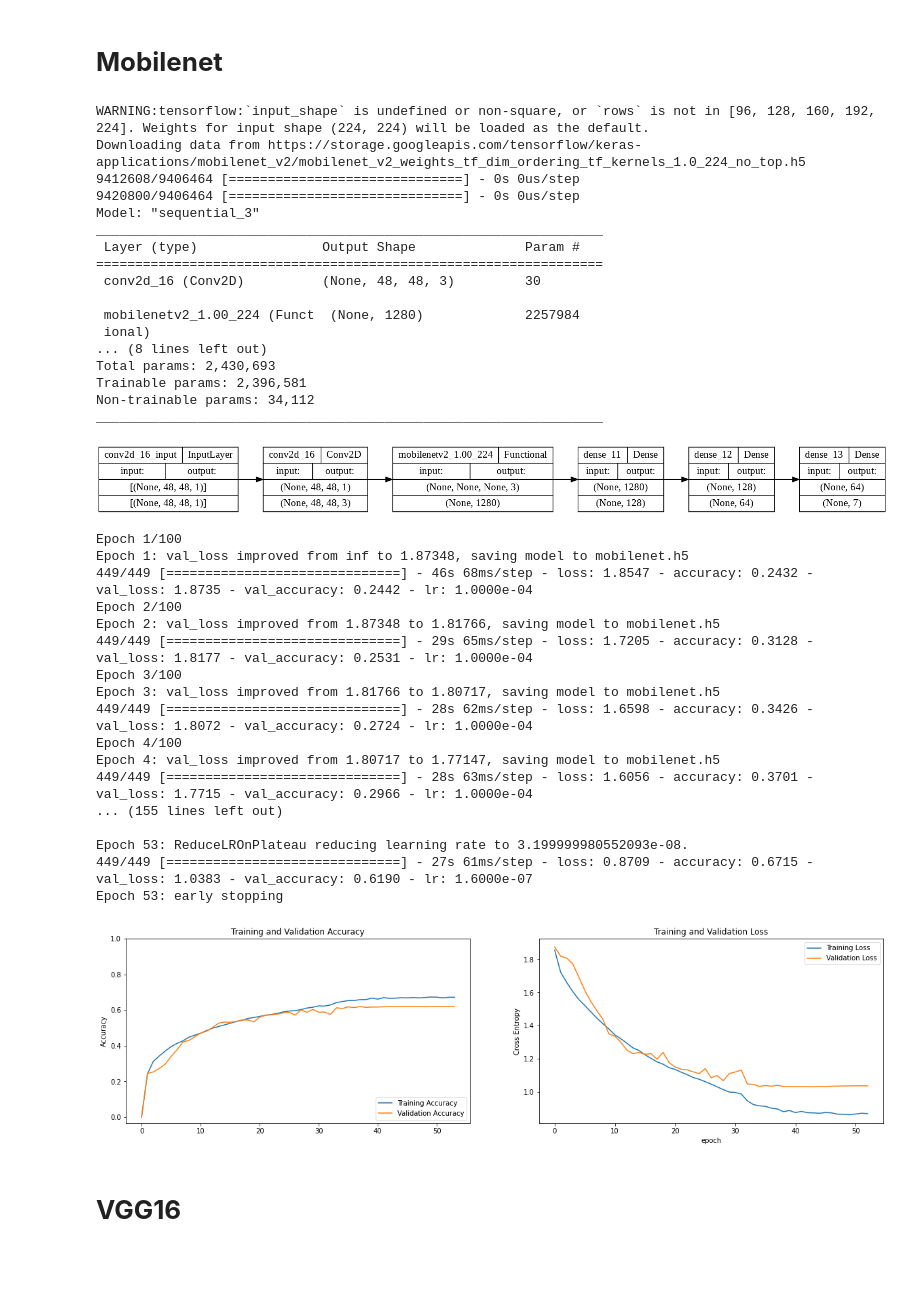
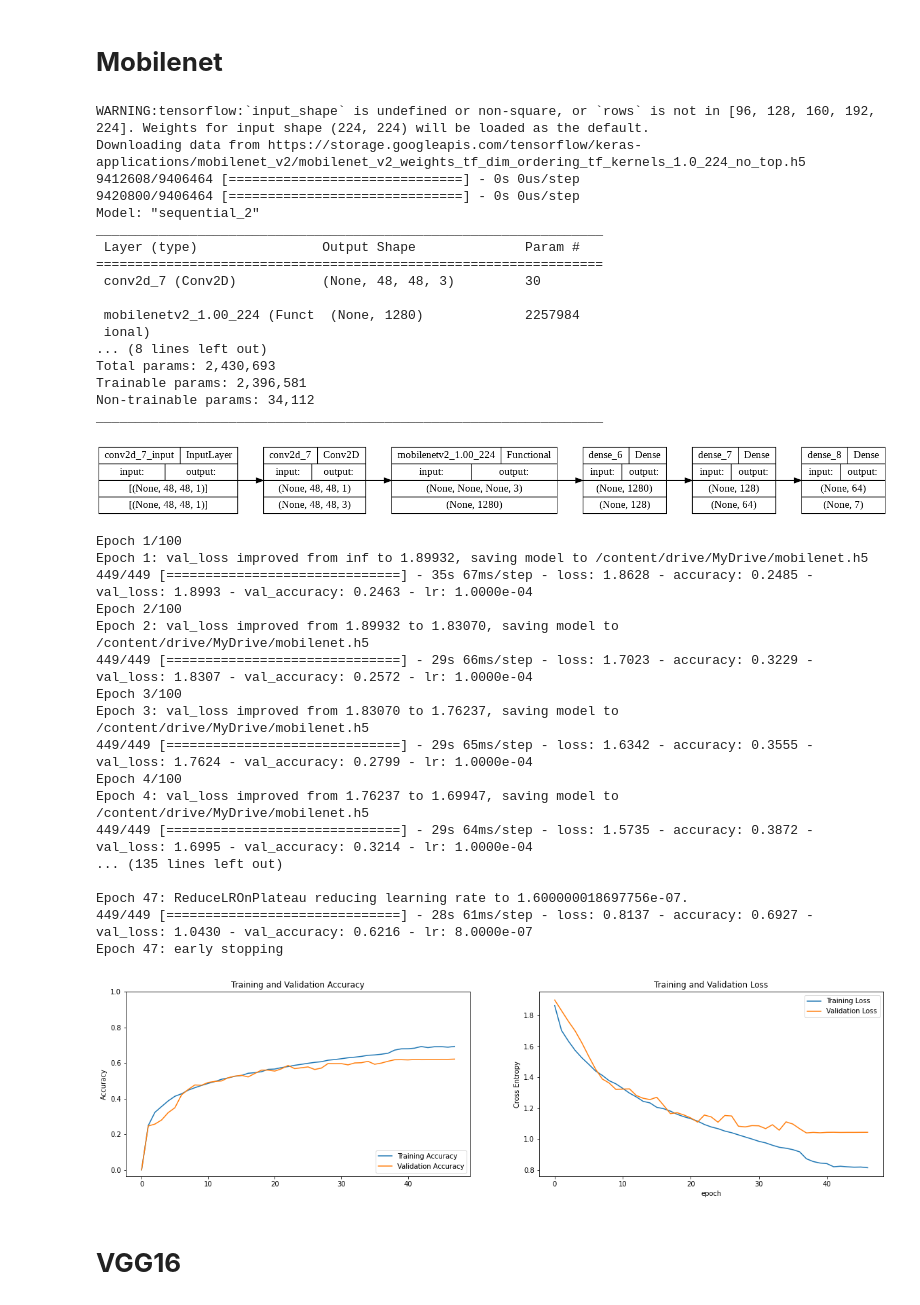
Before and after one commit to s-kp/CapstoneProject-FaceEmotionRecognition, a Jupyter notebook: FER_Notebook.ipynb, the cells around one changed output. Drawn from its saved outputs; the diff is of its cells as text; code cells hidden in the pictures; blank space fills up the shorter version.

```diff
--- a/FER_Notebook.ipynb
+++ b/FER_Notebook.ipynb
@@ -123,7 +132,7 @@ def callback_list(name, esp=9, lrp=3):
         the list of callbacks
     '''
     # Callback to save the Keras model or model weights at some frequency.
-    checkpoint = ModelCheckpoint(f"{name}.h5", monitor='val_loss', mode='min', save_best_only=True, verbose=1)
+    checkpoint = ModelCheckpoint(f"/content/drive/MyDrive/{name}.h5", monitor='val_loss', mode='min', save_best_only=True, verbose=1)
     # Stop training when a monitored metric has stopped improving.
     earlystop = EarlyStopping(monitor='val_loss', min_delta=0, patience=esp, verbose=1, restore_best_weights=True)
     # Reduce learning rate when a metric has stopped improving.
@@ -137,11 +146,9 @@ def callback_list(name, esp=9, lrp=3):
 def plots(history):
     ''' Defining a function to Plot the accuracy and loss
     Arguments:
-        name -- name of the model
-        esp -- early stopping patience
-        lrp -- reduce learning rate patience
+        model.history
     Returns:
-        the list of callbacks
+        plots of accuracy and loss for train and validation data
     '''
     acc = [0.] + history.history['accuracy']
     val_acc = [0.] + history.history['val_accuracy']
@@ -331,7 +339,7 @@ mobilenet = Sequential([# Adding a conv layer to get outputs with 3 channels to
                         Dense(7, activation='softmax')])
 
 # Compiling the model
-mobilenet.compile(loss='categorical_crossentropy', optimizer=opt, metrics=['accuracy'])
+mobilenet.compile(loss='categorical_crossentropy', optimizer=Adam(learning_rate=0.0001, decay=1e-6), metrics=['accuracy'])
 
 # checking summary
 mobilenet.summary()
@@ -340,11 +348,11 @@ WARNING:tensorflow:`input_shape` is undefined or non-square, or `rows` is not in
 Downloading data from https://storage.googleapis.com/tensorflow/keras-applications/mobilenet_v2/mobilenet_v2_weights_tf_dim_ordering_tf_kernels_1.0_224_no_top.h5
 9412608/9406464 [==============================] - 0s 0us/step
 9420800/9406464 [==============================] - 0s 0us/step
-Model: "sequential_3"
+Model: "sequential_2"
 _________________________________________________________________
  Layer (type)                Output Shape              Param #
 =================================================================
- conv2d_16 (Conv2D)          (None, 48, 48, 3)         30
+ conv2d_7 (Conv2D)           (None, 48, 48, 3)         30
 
  mobilenetv2_1.00_224 (Funct  (None, 1280)             2257984
  ional)
@@ -357,33 +365,33 @@ _________________________________________________________________
 # Plot model graph
 plot_model(mobilenet, show_shapes=True, to_file='mobilenet.png', rankdir='LR')
 # %% [output]
-[figure, old version]
+[figure, new version]
 # %%
 # Fitting the model
-history = mobilenet.fit(train_data, validation_data=validation, epochs=100, callbacks=callback_list('mobilenet'))
+mobilenet_history = mobilenet.fit(train_data, validation_data=validation, epochs=100, callbacks=callback_list('mobilenet'))
 # %% [output]
 Epoch 1/100
-Epoch 1: val_loss improved from inf to 1.87348, saving model to mobilenet.h5
-449/449 [==============================] - 46s 68ms/step - loss: 1.8547 - accuracy: 0.2432 - val_loss: 1.8735 - val_accuracy: 0.2442 - lr: 1.0000e-04
+Epoch 1: val_loss improved from inf to 1.89932, saving model to /content/drive/MyDrive/mobilenet.h5
+449/449 [==============================] - 35s 67ms/step - loss: 1.8628 - accuracy: 0.2485 - val_loss: 1.8993 - val_accuracy: 0.2463 - lr: 1.0000e-04
 Epoch 2/100
-Epoch 2: val_loss improved from 1.87348 to 1.81766, saving model to mobilenet.h5
-449/449 [==============================] - 29s 65ms/step - loss: 1.7205 - accuracy: 0.3128 - val_loss: 1.8177 - val_accuracy: 0.2531 - lr: 1.0000e-04
+Epoch 2: val_loss improved from 1.89932 to 1.83070, saving model to /content/drive/MyDrive/mobilenet.h5
+449/449 [==============================] - 29s 66ms/step - loss: 1.7023 - accuracy: 0.3229 - val_loss: 1.8307 - val_accuracy: 0.2572 - lr: 1.0000e-04
 Epoch 3/100
-Epoch 3: val_loss improved from 1.81766 to 1.80717, saving model to mobilenet.h5
-449/449 [==============================] - 28s 62ms/step - loss: 1.6598 - accuracy: 0.3426 - val_loss: 1.8072 - val_accuracy: 0.2724 - lr: 1.0000e-04
+Epoch 3: val_loss improved from 1.83070 to 1.76237, saving model to /content/drive/MyDrive/mobilenet.h5
+449/449 [==============================] - 29s 65ms/step - loss: 1.6342 - accuracy: 0.3555 - val_loss: 1.7624 - val_accuracy: 0.2799 - lr: 1.0000e-04
 Epoch 4/100
-Epoch 4: val_loss improved from 1.80717 to 1.77147, saving model to mobilenet.h5
-449/449 [==============================] - 28s 63ms/step - loss: 1.6056 - accuracy: 0.3701 - val_loss: 1.7715 - val_accuracy: 0.2966 - lr: 1.0000e-04
-... (155 lines left out)
+Epoch 4: val_loss improved from 1.76237 to 1.69947, saving model to /content/drive/MyDrive/mobilenet.h5
+449/449 [==============================] - 29s 64ms/step - loss: 1.5735 - accuracy: 0.3872 - val_loss: 1.6995 - val_accuracy: 0.3214 - lr: 1.0000e-04
+... (135 lines left out)
 
-Epoch 53: ReduceLROnPlateau reducing learning rate to 3.199999980552093e-08.
-449/449 [==============================] - 27s 61ms/step - loss: 0.8709 - accuracy: 0.6715 - val_loss: 1.0383 - val_accuracy: 0.6190 - lr: 1.6000e-07
-Epoch 53: early stopping
+Epoch 47: ReduceLROnPlateau reducing learning rate to 1.600000018697756e-07.
+449/449 [==============================] - 28s 61ms/step - loss: 0.8137 - accuracy: 0.6927 - val_loss: 1.0430 - val_accuracy: 0.6216 - lr: 8.0000e-07
+Epoch 47: early stopping
 # %%
 # Plotting te accuracy and loss
-plots(history)
+plots(mobilenet_history)
 # %% [output]
-[figure, old version]
+[figure, new version]
 # %% [markdown]
 <a name='2'></a>
 # **VGG16**
```
Also changed, not shown: parts of 31 cells of this notebook.
